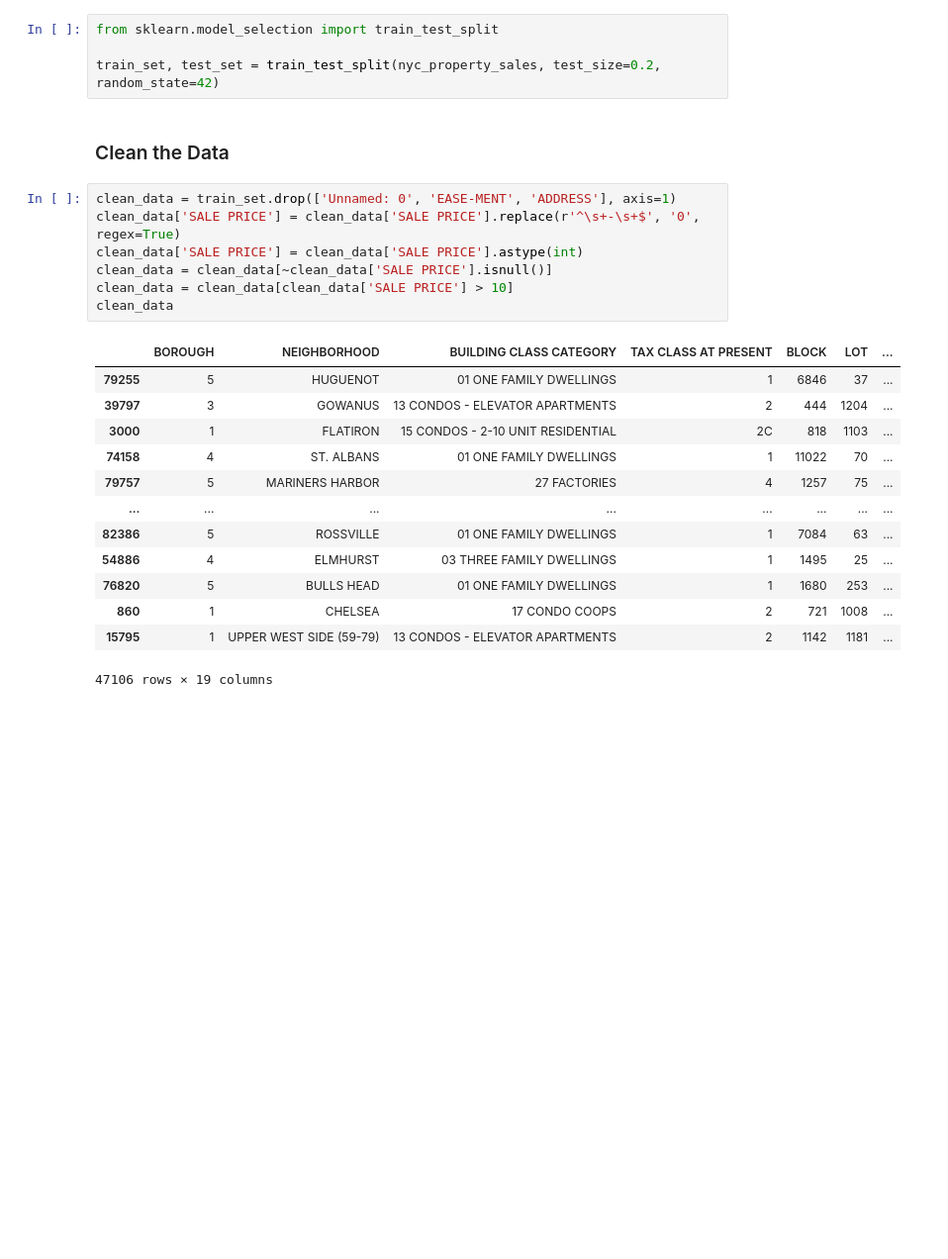
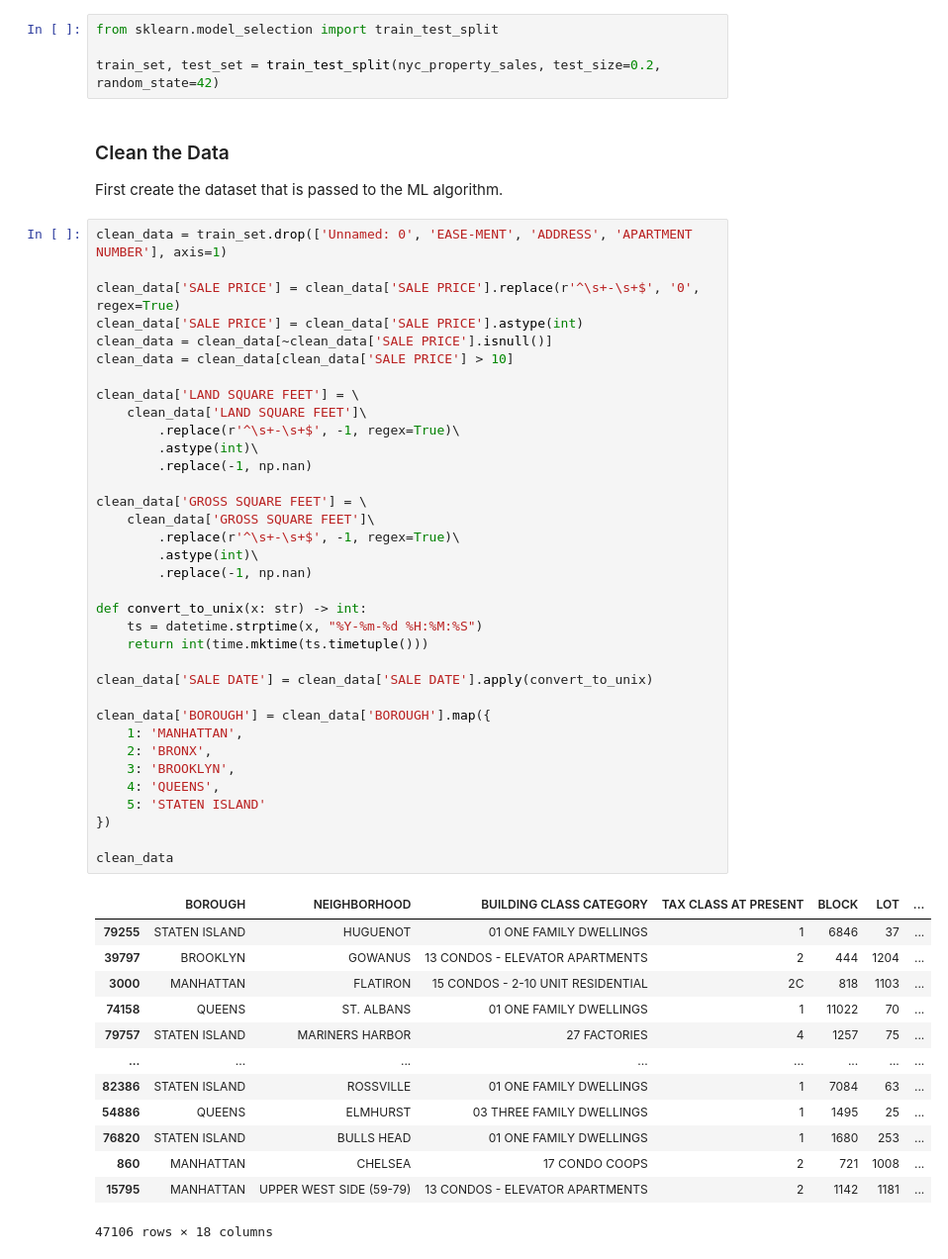
Before and after one commit to AJarombek/machine-learning-programs, a Jupyter notebook: programs/nyc-property-sales/nyc-property-sales.ipynb, the cells around one changed output. Shown at 99% size. Cells and saved outputs as stored; diff of their text form; blank space fills up the shorter version.

Commit message:
data ready to use in ML algorithm

```diff
--- a/programs/nyc-property-sales/nyc-property-sales.ipynb
+++ b/programs/nyc-property-sales/nyc-property-sales.ipynb
@@ -198,29 +209,59 @@ plt.show()
 from sklearn.model_selection import train_test_split
 
 train_set, test_set = train_test_split(nyc_property_sales, test_size=0.2, random_state=42)
-# %% [markdown]
-### Clean the Data
+# %% [markdown]
+### Clean the Data
+
+First create the dataset that is passed to the ML algorithm.
 # %%
-clean_data = train_set.drop(['Unnamed: 0', 'EASE-MENT', 'ADDRESS'], axis=1)
+clean_data = train_set.drop(['Unnamed: 0', 'EASE-MENT', 'ADDRESS', 'APARTMENT NUMBER'], axis=1)
+
 clean_data['SALE PRICE'] = clean_data['SALE PRICE'].replace(r'^\s+-\s+$', '0', regex=True)
 clean_data['SALE PRICE'] = clean_data['SALE PRICE'].astype(int)
 clean_data = clean_data[~clean_data['SALE PRICE'].isnull()]
 clean_data = clean_data[clean_data['SALE PRICE'] > 10]
+
+clean_data['LAND SQUARE FEET'] = \
+    clean_data['LAND SQUARE FEET']\
+        .replace(r'^\s+-\s+$', -1, regex=True)\
+        .astype(int)\
+        .replace(-1, np.nan)
+
+clean_data['GROSS SQUARE FEET'] = \
+    clean_data['GROSS SQUARE FEET']\
+        .replace(r'^\s+-\s+$', -1, regex=True)\
+        .astype(int)\
+        .replace(-1, np.nan)
+
+def convert_to_unix(x: str) -> int:
+    ts = datetime.strptime(x, "%Y-%m-%d %H:%M:%S")
+    return int(time.mktime(ts.timetuple()))
+
+clean_data['SALE DATE'] = clean_data['SALE DATE'].apply(convert_to_unix)
+
+clean_data['BOROUGH'] = clean_data['BOROUGH'].map({
+    1: 'MANHATTAN',
+    2: 'BRONX',
+    3: 'BROOKLYN',
+    4: 'QUEENS',
+    5: 'STATEN ISLAND'
+})
+
 clean_data
 # %% [output]
 |  | BOROUGH | NEIGHBORHOOD | BUILDING CLASS CATEGORY | TAX CLASS AT PRESENT | BLOCK | LOT | ... |
-| 79255 | 5 | HUGUENOT | 01 ONE FAMILY DWELLINGS | 1 | 6846 | 37 | ... |
-| 39797 | 3 | GOWANUS | 13 CONDOS - ELEVATOR APARTMENTS | 2 | 444 | 1204 | ... |
-| 3000 | 1 | FLATIRON | 15 CONDOS - 2-10 UNIT RESIDENTIAL | 2C | 818 | 1103 | ... |
-| 74158 | 4 | ST. ALBANS | 01 ONE FAMILY DWELLINGS | 1 | 11022 | 70 | ... |
-| 79757 | 5 | MARINERS HARBOR | 27 FACTORIES | 4 | 1257 | 75 | ... |
+| 79255 | STATEN ISLAND | HUGUENOT | 01 ONE FAMILY DWELLINGS | 1 | 6846 | 37 | ... |
+| 39797 | BROOKLYN | GOWANUS | 13 CONDOS - ELEVATOR APARTMENTS | 2 | 444 | 1204 | ... |
+| 3000 | MANHATTAN | FLATIRON | 15 CONDOS - 2-10 UNIT RESIDENTIAL | 2C | 818 | 1103 | ... |
+| 74158 | QUEENS | ST. ALBANS | 01 ONE FAMILY DWELLINGS | 1 | 11022 | 70 | ... |
+| 79757 | STATEN ISLAND | MARINERS HARBOR | 27 FACTORIES | 4 | 1257 | 75 | ... |
 | ... | ... | ... | ... | ... | ... | ... | ... |
-| 82386 | 5 | ROSSVILLE | 01 ONE FAMILY DWELLINGS | 1 | 7084 | 63 | ... |
-| 54886 | 4 | ELMHURST | 03 THREE FAMILY DWELLINGS | 1 | 1495 | 25 | ... |
-| 76820 | 5 | BULLS HEAD | 01 ONE FAMILY DWELLINGS | 1 | 1680 | 253 | ... |
-| 860 | 1 | CHELSEA | 17 CONDO COOPS | 2 | 721 | 1008 | ... |
-| 15795 | 1 | UPPER WEST SIDE (59-79) | 13 CONDOS - ELEVATOR APARTMENTS | 2 | 1142 | 1181 | ... |
+| 82386 | STATEN ISLAND | ROSSVILLE | 01 ONE FAMILY DWELLINGS | 1 | 7084 | 63 | ... |
+| 54886 | QUEENS | ELMHURST | 03 THREE FAMILY DWELLINGS | 1 | 1495 | 25 | ... |
+| 76820 | STATEN ISLAND | BULLS HEAD | 01 ONE FAMILY DWELLINGS | 1 | 1680 | 253 | ... |
+| 860 | MANHATTAN | CHELSEA | 17 CONDO COOPS | 2 | 721 | 1008 | ... |
+| 15795 | MANHATTAN | UPPER WEST SIDE (59-79) | 13 CONDOS - ELEVATOR APARTMENTS | 2 | 1142 | 1181 | ... |
-47106 rows × 19 columns
+47106 rows × 18 columns
 # %%
 clean_data.info()
 # %% [output]
```
Also changed, not shown: parts of 13 cells of this notebook.
